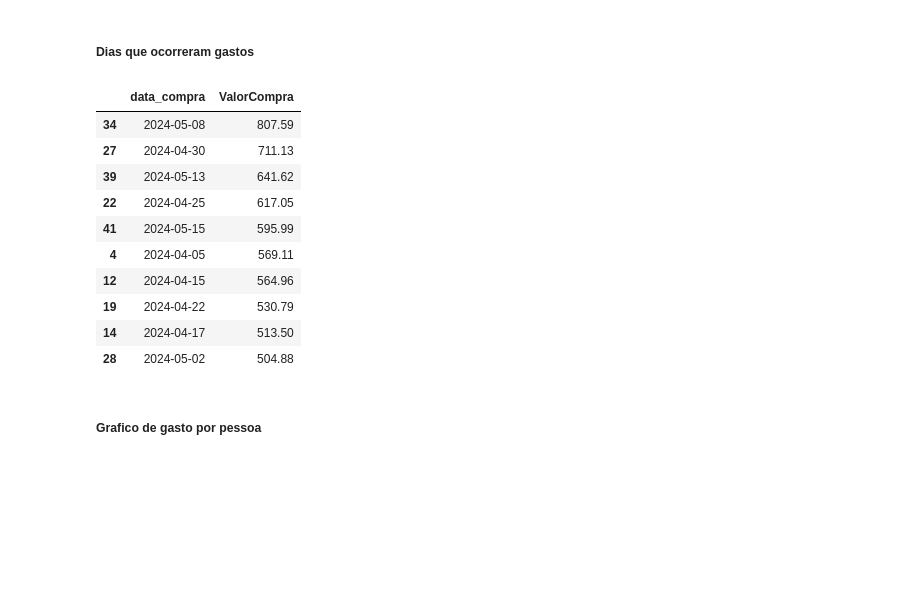
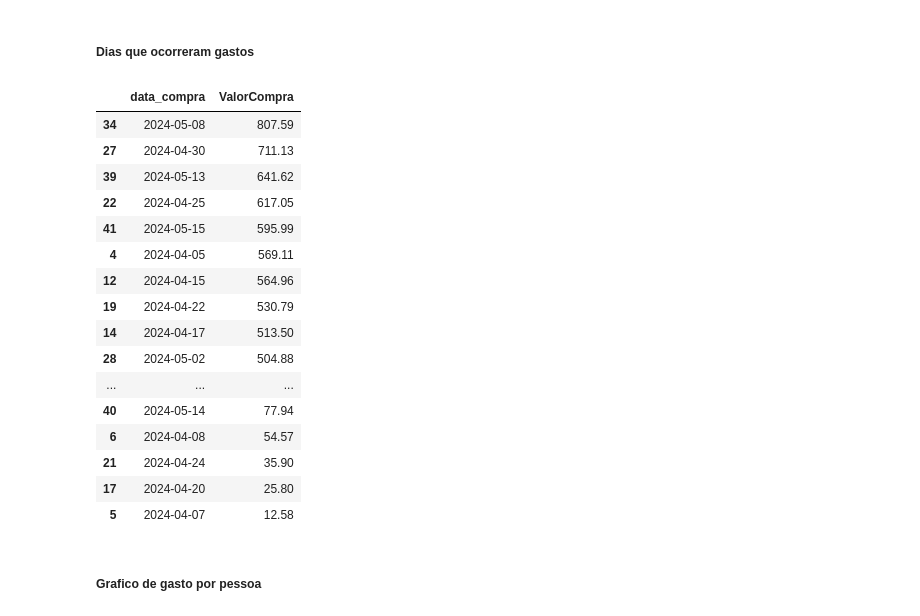
Before and after one commit to ArthurSilva007/Projeto_2.0, a Jupyter notebook: analise.ipynb, the cells around one changed output. Cells and saved outputs as stored; diff of their text form; code cells hidden in the pictures; blank space fills up the shorter version.

```diff
--- a/analise.ipynb
+++ b/analise.ipynb
@@ -60,19 +60,25 @@ valor_gasto_por_categoria
 ##### Dias que ocorreram gastos
 # %%
 gastos_por_dia = dados.groupby('data_compra')['ValorCompra'].sum().reset_index().sort_values(by="ValorCompra",ascending=False)
-gastos_por_dia.head(10)
+gastos_por_dia
 # %% [output]
 |  | data_compra | ValorCompra |
 | 34 | 2024-05-08 | 807.59 |
 | 27 | 2024-04-30 | 711.13 |
 | 39 | 2024-05-13 | 641.62 |
 | 22 | 2024-04-25 | 617.05 |
 | 41 | 2024-05-15 | 595.99 |
 | 4 | 2024-04-05 | 569.11 |
 | 12 | 2024-04-15 | 564.96 |
 | 19 | 2024-04-22 | 530.79 |
 | 14 | 2024-04-17 | 513.50 |
 | 28 | 2024-05-02 | 504.88 |
+| ... | ... | ... |
+| 40 | 2024-05-14 | 77.94 |
+| 6 | 2024-04-08 | 54.57 |
+| 21 | 2024-04-24 | 35.90 |
+| 17 | 2024-04-20 | 25.80 |
+| 5 | 2024-04-07 | 12.58 |
 # %% [markdown]
 ##### Grafico de gasto por pessoa
 # %%
```
Also changed, not shown: parts of 3 cells of this notebook.
